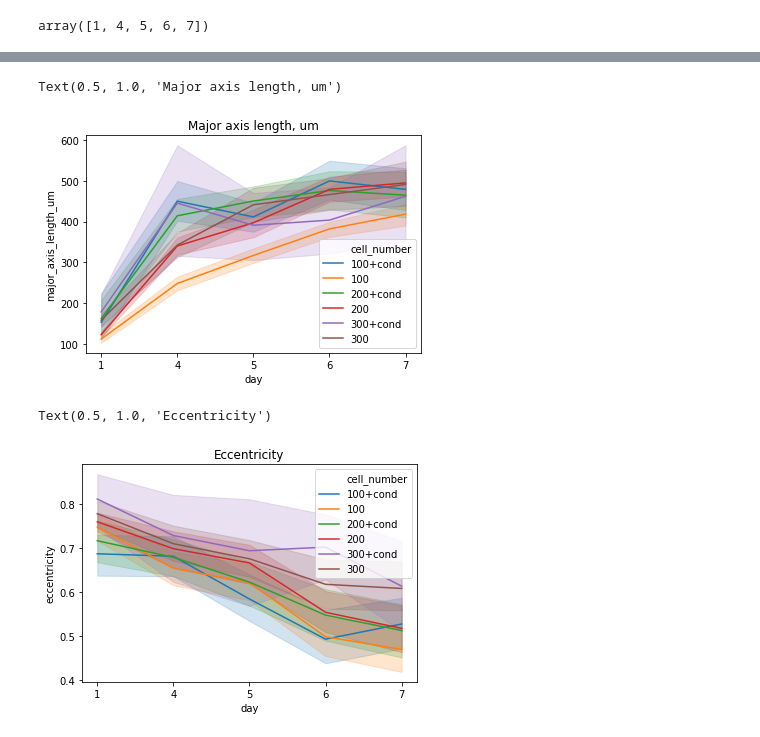
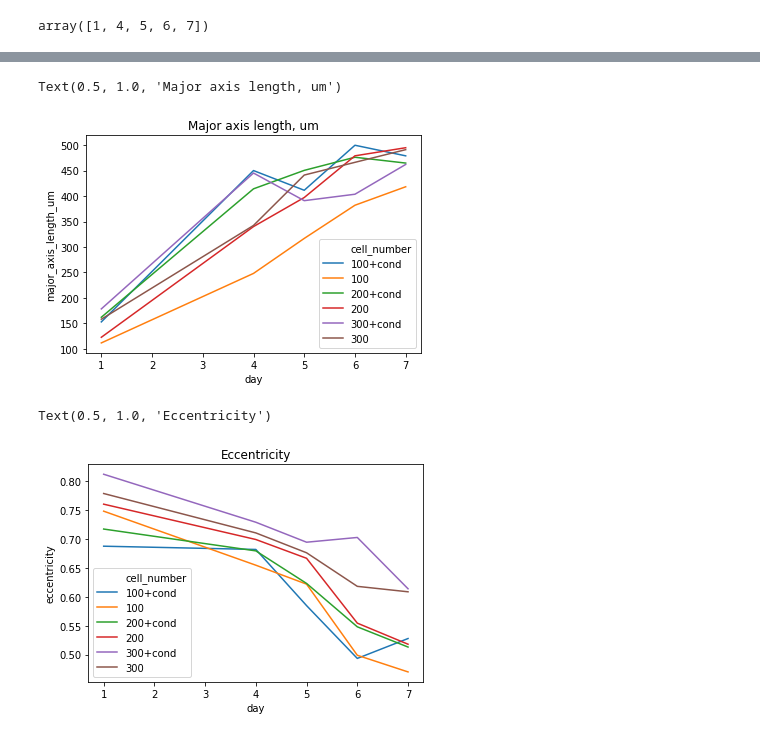
Before and after one commit to aaristov/nd2tools, a Jupyter notebook: organoid_shape_stats.ipynb, the cells around one changed output, grey strips where cells are left out. Cells and saved outputs as stored; diff of their text form; code cells hidden in the pictures.

```diff
--- a/organoid_shape_stats.ipynb
+++ b/organoid_shape_stats.ipynb
@@ -51,0 +48,2 @@ Saved to stats.csv
+# %%
+dfs_all.index = dfs_all.cell_number
@@ -211,12 +279,12 @@ cell num 300
 # %%
-sns.lineplot(x='day', y='major_axis_length_um', hue='cell_number',data=dfs_all)
+sns.lineplot(x='day', y='major_axis_length_um', hue='cell_number',data=dfs_all, ci=None)
 plt.title('Major axis length, um')
 # %% [output]
 Text(0.5, 1.0, 'Major axis length, um')
-[figure, old version]
+[figure, new version]
 # %%
-sns.lineplot(x='day', y='eccentricity', hue='cell_number',data=dfs_all)
+sns.lineplot(x='day', y='eccentricity', hue='cell_number',data=dfs_all, ci=None)
 plt.title('Eccentricity')
 # %% [output]
 Text(0.5, 1.0, 'Eccentricity')
-[figure, old version]
+[figure, new version]
```
Also changed, not shown: parts of 14 cells of this notebook.
